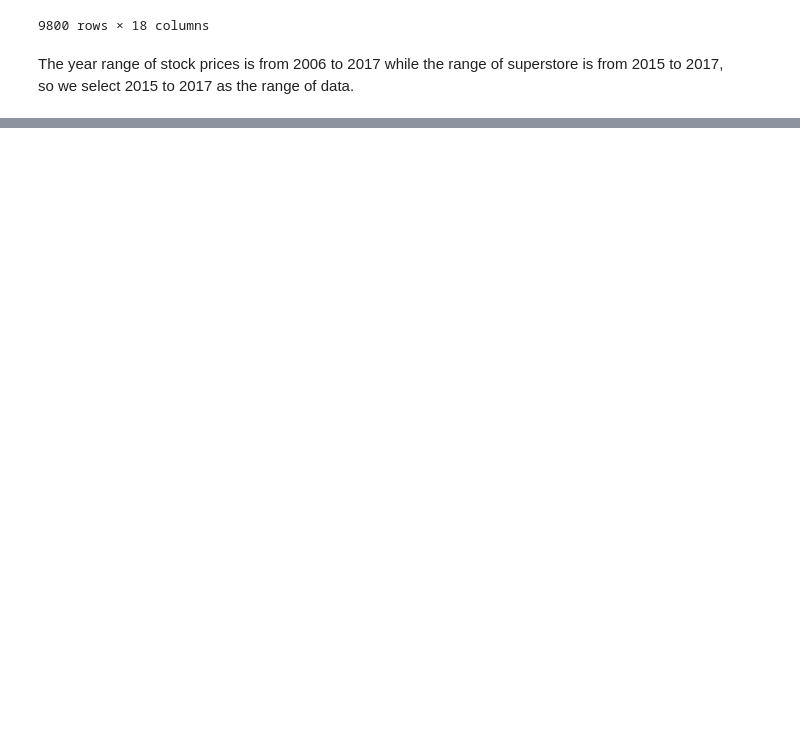
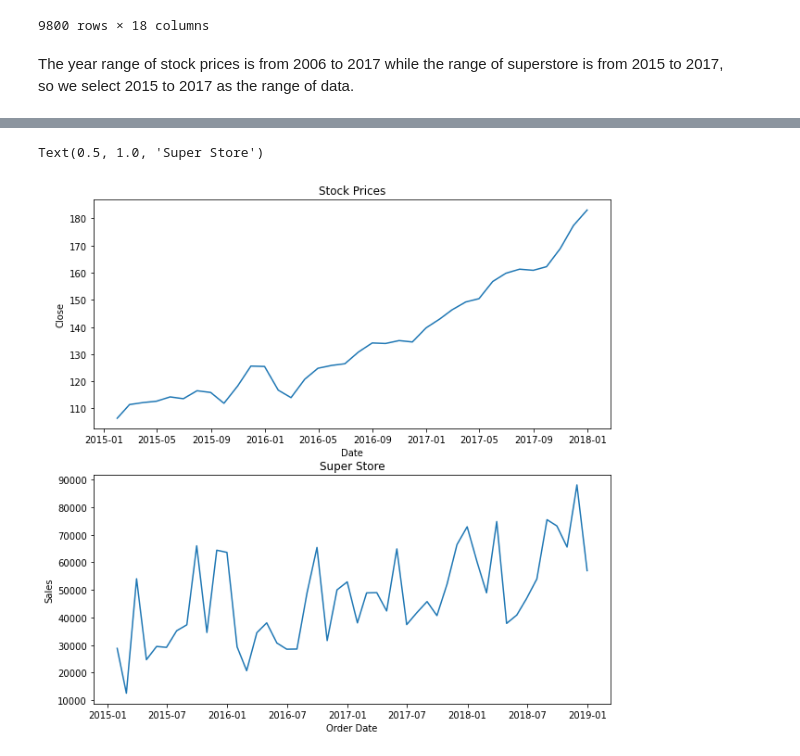
Before and after one commit to lukeyuan31/Churn_Visulization, a Jupyter notebook: Stock and Supermarket.ipynb, the cells around one changed output, grey strips where cells are left out. Drawn from its saved outputs; the diff is of its cells as text; code cells hidden in the pictures; blank space fills up the shorter version.

```diff
--- a/Stock and Supermarket.ipynb
+++ b/Stock and Supermarket.ipynb
@@ -25,8 +27,10 @@ all_stock
 93612 rows × 7 columns
 # %%
 superstore_dataset=pd.read_csv('Data/superstoresales.csv')
-df_dataset['Order Date']=pd.to_datetime(df_dataset['Order Date'])
-df_dataset.sort_values(by='Order Date')
+superstore_dataset['Order Date']=pd.to_datetime(superstore_dataset['Order Date'])
+#superstore_data=superstore_dataset.loc(superstore_dataset['Order Date']<'2018-12-31')
+#superstore_data=superstore_dataset(superstore_dataset['Order Date']<'2018-12-31')
+superstore_dataset.sort_values(by='Order Date')
 # %% [output]
 |  | Row ID | Order ID | Order Date | Ship Date | Ship Mode | Customer ID | Customer Name | Segment | Country | ... |
 | 540 | 541 | CA-2015-140795 | 2015-01-02 | 03/02/2015 | First Class | BD-11500 | Bradley Drucker | Consumer | United States | ... |
@@ -63,0 +104,17 @@ selected_stock
+# %%
+selected_stock.dropna()
+superstore_dataset.dropna()
+#superstore_by_month=superstore_dataset.groupby(superstore_dataset['Order Date'].dt.strftime('%Y-%m'))['Sales'].sum().sort_values()
+superstore_by_month=superstore_dataset.groupby(pd.Grouper(key='Order Date', freq='1M')).sum()
+stock_by_month=selected_stock.groupby(pd.Grouper(key='Date',freq='1M')).mean()
+#superstore_by_month
+#stock_by_month['Close'].plot()
+# %%
+f, ax = plt.subplots(nrows=2, ncols=1, figsize=(10, 10))
+sns.lineplot(x=stock_by_month.index,y=stock_by_month['Close'],ax=ax[0])
+sns.lineplot(x=superstore_by_month.index,y=superstore_by_month['Sales'],ax=ax[1])
+ax[0].set_title('Stock Prices')
+ax[1].set_title('Super Store')
+# %% [output]
+Text(0.5, 1.0, 'Super Store')
+[figure, added]
```
Also changed, not shown: parts of 6 cells of this notebook.
